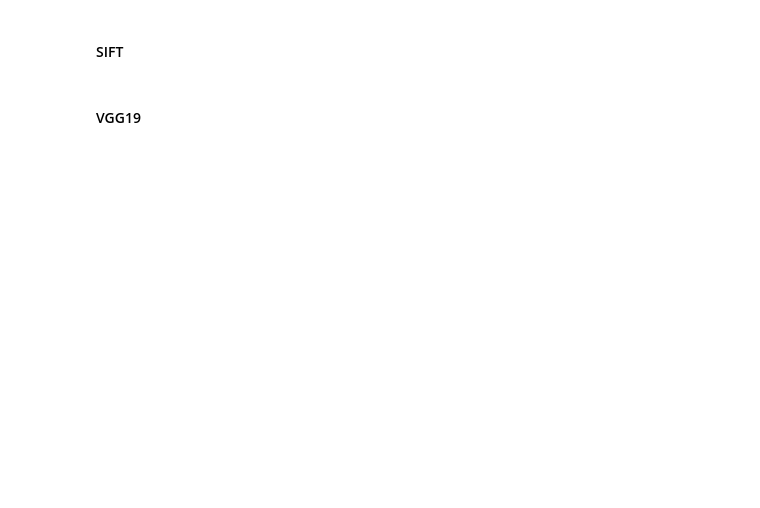
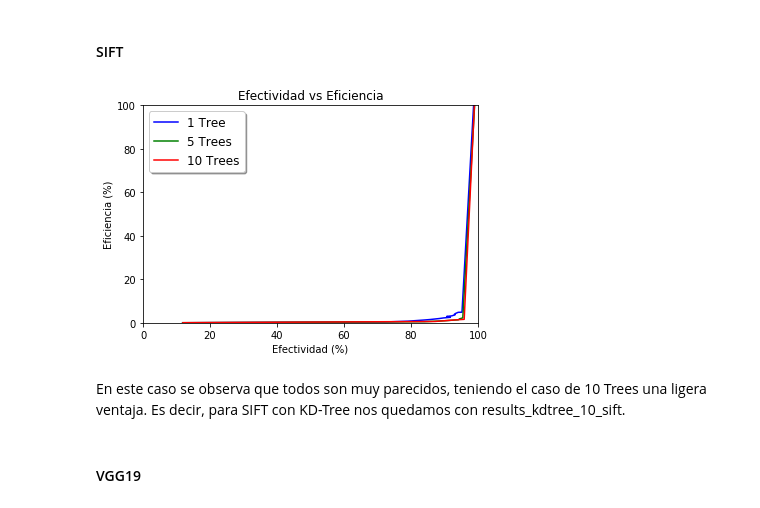
Before and after one commit to pbelmonte/rim-tarea-2, a Jupyter notebook: Tarea-2.ipynb, the cells around one changed output. Cells and saved outputs as stored; diff of their text form; code cells hidden in the pictures; blank space fills up the shorter version.

```diff
--- a/Tarea-2.ipynb
+++ b/Tarea-2.ipynb
@@ -213,5 +250,39 @@ def aplicar_kdtrees(dataset_q, dataset_r, lscan_results, lscan_dists, tiempo_lsc
 # %% [markdown]
 #### SIFT
+# %%
+results_kdtree_1_sift = aplicar_kdtrees(dataset_q_sift, dataset_r_sift, lscan_results_sift, lscan_dists_sift, tiempo_lscan_sift, 1, 200)
+results_kdtree_5_sift = aplicar_kdtrees(dataset_q_sift, dataset_r_sift, lscan_results_sift, lscan_dists_sift, tiempo_lscan_sift, 5, 200)
+results_kdtree_10_sift = aplicar_kdtrees(dataset_q_sift, dataset_r_sift, lscan_results_sift, lscan_dists_sift, tiempo_lscan_sift, 10, 200)
+# %%
+# obtener efectividad y eficiencia para cada caso
+efectividad_kdtree_1_sift = [e[0] for e in results_kdtree_1_sift]
+eficiencia_kdtree_1_sift = [e[1] for e in results_kdtree_1_sift]
+
+efectividad_kdtree_5_sift = [e[0] for e in results_kdtree_5_sift]
+eficiencia_kdtree_5_sift = [e[1] for e in results_kdtree_5_sift]
+
+efectividad_kdtree_10_sift = [e[0] for e in results_kdtree_10_sift]
+eficiencia_kdtree_10_sift = [e[1] for e in results_kdtree_10_sift]
+
+fig, ax = plt.subplots()
+ax.set_xlim([0,100])
+ax.set_ylim([0,100])
+ax.set_xlabel('Efectividad (%)')
+ax.set_ylabel('Eficiencia (%)')
+ax.set_title(r'Efectividad vs Eficiencia')
+
+# graficar
+ax.plot(efectividad_kdtree_1_sift, eficiencia_kdtree_1_sift, 'b', label='1 Tree')
+ax.plot(efectividad_kdtree_5_sift, eficiencia_kdtree_5_sift, 'g', label='5 Trees')
+ax.plot(efectividad_kdtree_10_sift, eficiencia_kdtree_10_sift, 'r', label='10 Trees')
+
+legend = ax.legend(loc='upper left', shadow=True, fontsize='large')
+
+plt.show()
+# %% [output]
+[figure, added]
+# %% [markdown]
+En este caso se observa que todos son muy parecidos, teniendo el caso de 10 Trees una ligera ventaja. Es decir, para SIFT con KD-Tree nos quedamos con results_kdtree_10_sift.
 # %% [markdown]
 #### VGG19
 # %%
```
Also changed, not shown: parts of 30 cells of this notebook.
